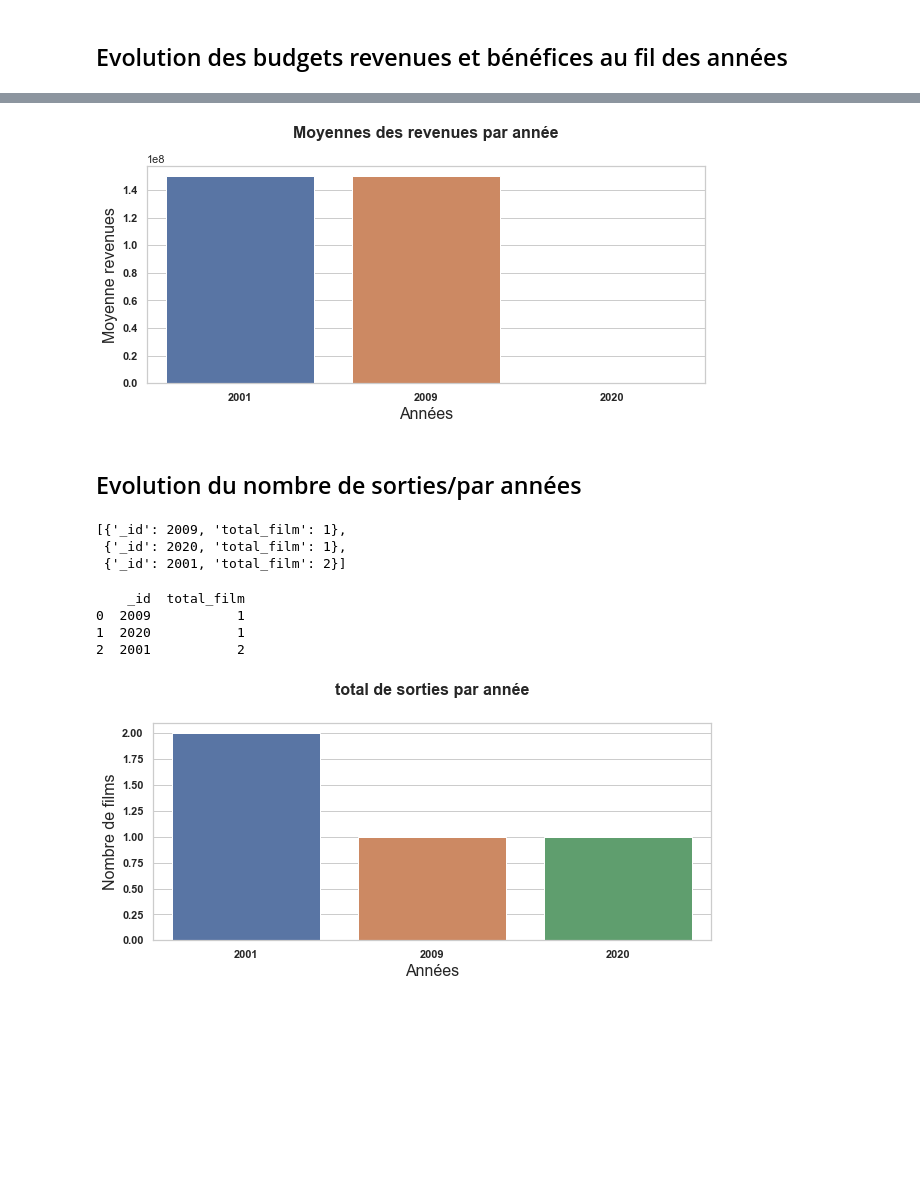
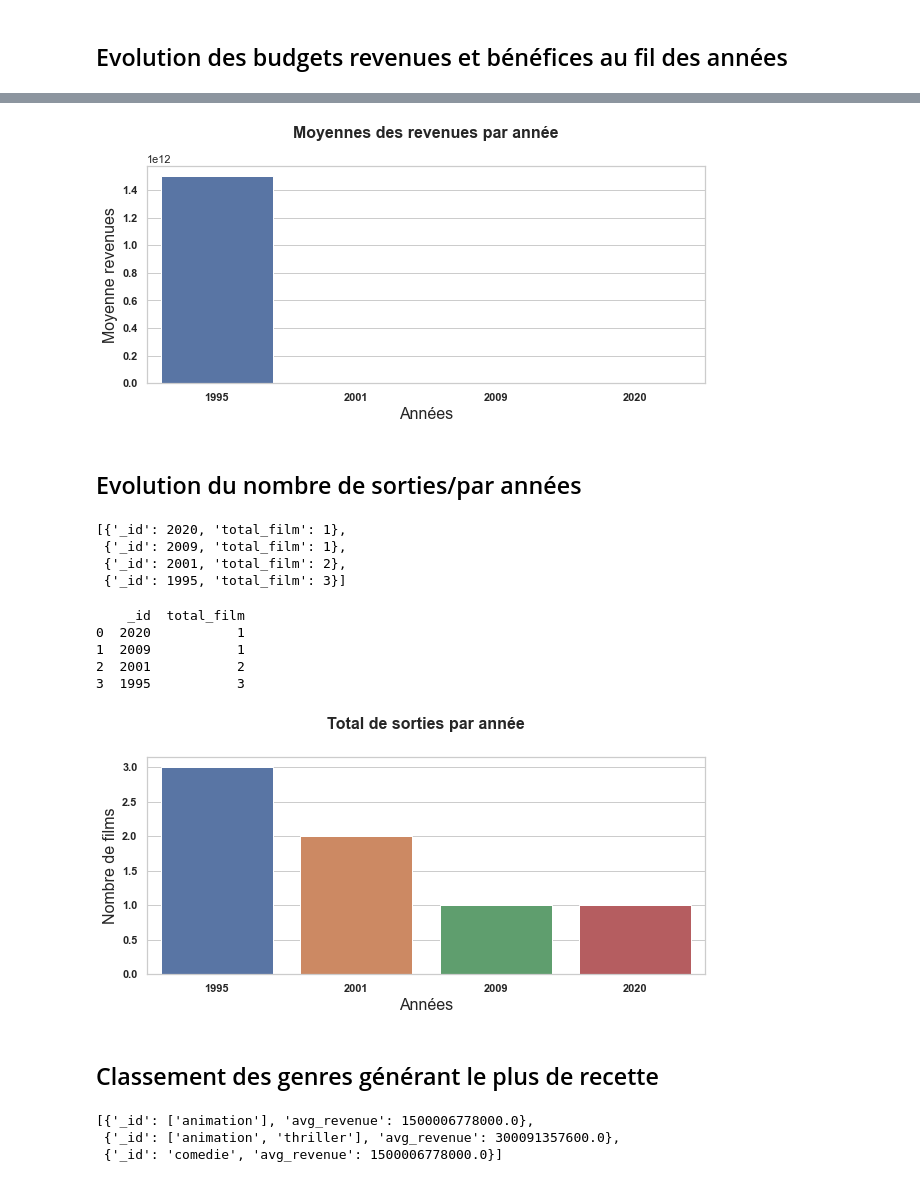
Before and after one commit to vittorio-c/themoviedb-projet-scrap, a Jupyter notebook: requete test.ipynb, the cells around one changed output, grey strips where cells are left out. Cells and saved outputs as stored; diff of their text form; code cells hidden in the pictures; blank space fills up the shorter version.

Commit message:
Classement des genres recette

```diff
--- a/requete test.ipynb
+++ b/requete test.ipynb
@@ -25,16 +25,16 @@ pymongo.database.Database
 # %%
 """movies.insert(
 {
-  "_id": "https://www.themoviedb.org/movie/527774-raya-and-the-last-dragon",
-  "title": "xxxx",
-  "url": "https://www.themoviedb.org/movie/527774-raya-and-the-last-dragon",
-  "release_year": 2001,
+  "_id": "https://www.themoviedb.org/moviuhiuhiu",
+  "title": "floop ploop",
+  "url": "https://www.themoviedb.org/movie/527774",
+  "release_year": 1995,
   "user_rating": 80,
   "picture_url": "<photo-url>",
-  "genres": ["animation", "thriller"],
+  "genres": "comedie",
   "tags": ["warrior", "kung-fu"],
-  "budget": 24000000,
-  "revenues": 150000000,
+  "budget": 2400067000,
+  "revenues": 1500006778000,
   "profit": "<budget - revenues>",
   "duration": "1h 54m",
   "country_releases": ["DE", "FR", "ES", "GB"],
@@ -92,7 +94,7 @@ plot("_id" , "avg_profit" , "Années" , "Moyenne bénéfices" , "Moyennes des b
 # %%
 plot("_id" , "avg_revenue" , "Années" , "Moyenne revenues" , "Moyennes des revenues par année" )
 # %% [output]
-[figure, old version]
+[figure, new version]
 # %% [markdown]
 ## Evolution du nombre de sorties/par années
 # %%
@@ -116,18 +118,46 @@ def numbre_films_years():
 
 numbre_films_years()
 # %% [output]
-[{'_id': 2009, 'total_film': 1},
- {'_id': 2020, 'total_film': 1},
- {'_id': 2001, 'total_film': 2}]
+[{'_id': 2020, 'total_film': 1},
+ {'_id': 2009, 'total_film': 1},
+ {'_id': 2001, 'total_film': 2},
+ {'_id': 1995, 'total_film': 3}]
-# %%
-df =  pd.DataFrame(list(numbre_films_years()))
-print(df)
-# %% [output]
-    _id  total_film
-0  2009           1
-1  2020           1
-2  2001           2
+# %%
+#transformer les données en dataframe et récupérer les 6 premiere valeurs
+df =  pd.DataFrame(list(numbre_films_years())).head(6)
+print(df)
+# %% [output]
+    _id  total_film
+0  2020           1
+1  2009           1
+2  2001           2
+3  1995           3
 # %%
-plot("_id" , "total_film", "Années" ,"Nombre de films" , "total de sorties par année" )
+plot("_id" , "total_film", "Années" ,"Nombre de films" , "Total de sorties par année" )
 # %% [output]
-[figure, old version]
+[figure, new version]
+# %% [markdown]
+## Classement des genres générant le plus de recette
+# %%
+def best_films_genres():
+
+    cursor = movies.aggregate(
+       [
+         {
+           "$group":
+             {
+               "_id": "$genres",
+               "avg_revenue": {"$avg": "$revenues"}
+
+             }
+         },
+             { "$sort" : { "nombre_film" : -1 }
+             }
+
+       ]
+    )
+    return [movie for movie in cursor]
+# %% [output]
+[{'_id': ['animation'], 'avg_revenue': 1500006778000.0},
+ {'_id': ['animation', 'thriller'], 'avg_revenue': 300091357600.0},
+ {'_id': 'comedie', 'avg_revenue': 1500006778000.0}]
```
Also changed, not shown: parts of 7 cells of this notebook.
